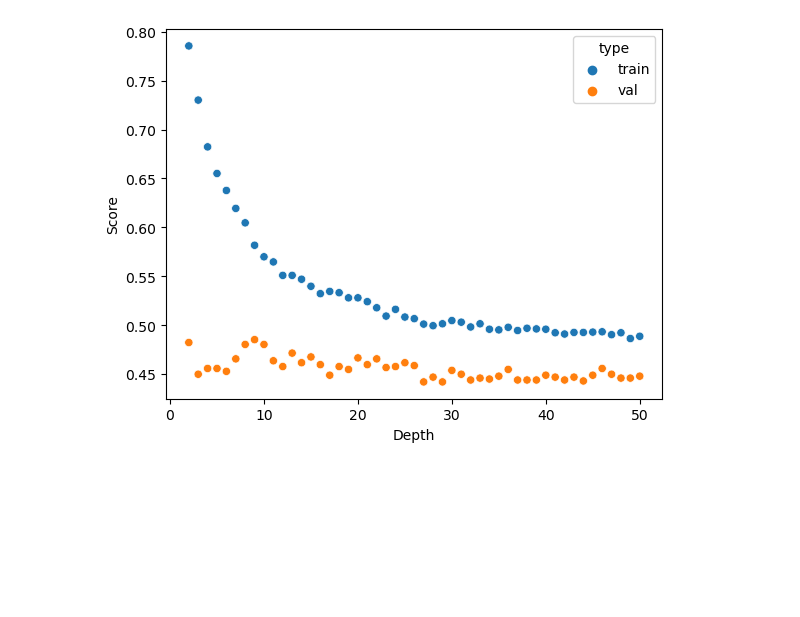
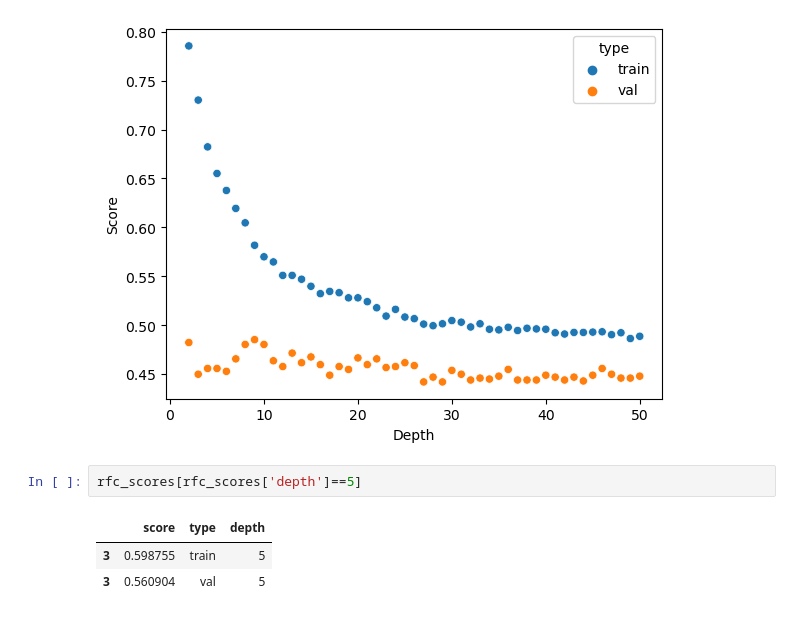
Before and after one commit to Wine-project-noether/Wine_project, a Jupyter notebook: modeling.ipynb, the cells around one changed output. Cells and saved outputs as stored; diff of their text form; blank space fills up the shorter version.

```diff
--- a/modeling.ipynb
+++ b/modeling.ipynb
@@ -238,3 +205,9 @@ plt.ylabel('Score')
 plt.show()
 # %% [output]
 [figure]
+# %%
+rfc_scores[rfc_scores['depth']==5]
+# %% [output]
+|  | score | type | depth |
+| 3 | 0.598755 | train | 5 |
+| 3 | 0.560904 | val | 5 |
```
Also changed, not shown: parts of 10 cells of this notebook, 1 other file.
